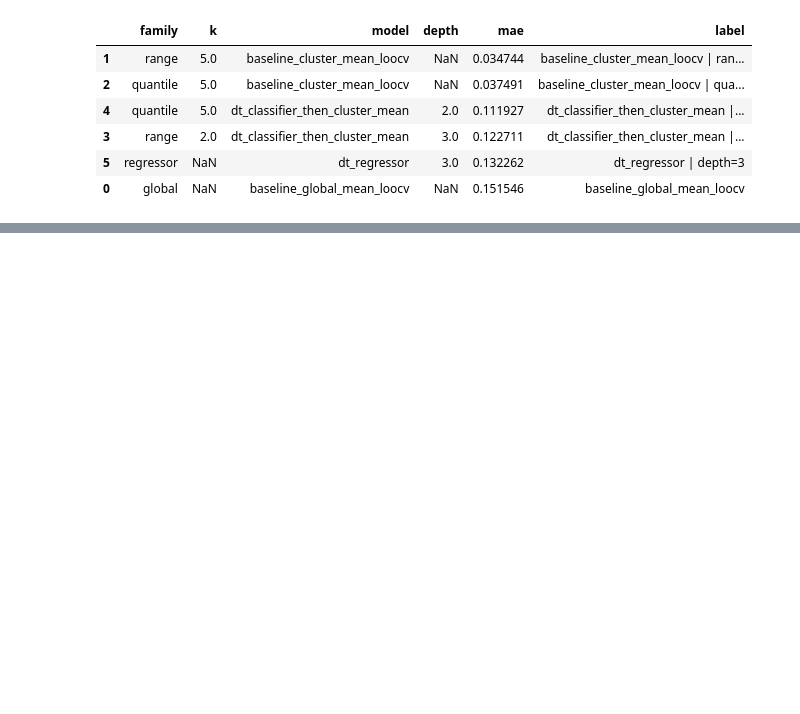
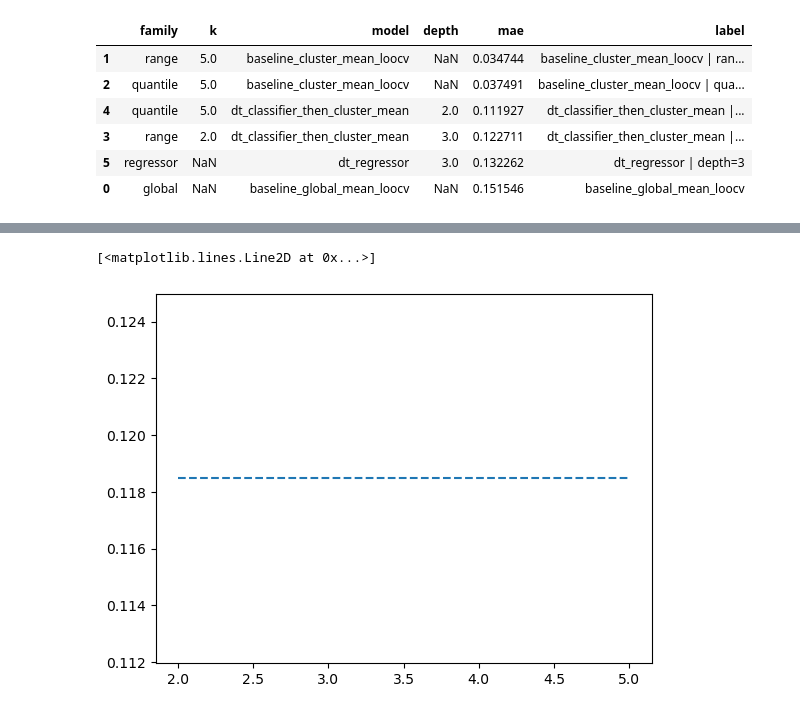
Before and after one commit to seulki-noh/master-thesis-portfolio, a Jupyter notebook: notebooks/01_portfolio.ipynb, the cells around one changed output, grey strips where cells are left out. Saved outputs shown, nothing was run; the diff lists cells and outputs as text; code cells hidden in the pictures; blank space fills up the shorter version.

```diff
--- a/notebooks/01_portfolio.ipynb
+++ b/notebooks/01_portfolio.ipynb
@@ -436,0 +498,21 @@ plt.close()
+# %%
+from sklearn.model_selection import LeaveOneOut
+from sklearn.linear_model import LinearRegression
+import numpy as np
+import pandas as pd
+
+selected_features = list(best_combo)
+X = df[selected_features].values
+y = df[TARGET].values
+
+loo = LeaveOneOut()
+errors = []
+
+for tr, te in loo.split(X):
+    model = LinearRegression()
+    model.fit(X[tr], y[tr])
+    pred = model.predict(X[te])[0]
+    errors.append(abs(pred - y[te][0]))
+
+aic_loocv_mae = float(np.mean(errors))
+aic_loocv_mae
@@ -436,0 +521,13 @@ plt.close()
+# %%
+aic_rows = pd.DataFrame({
+    "family": ["global"] * len(K_LIST),
+    "k": list(K_LIST),
+    "model": ["linear_aic_selected_loocv"] * len(K_LIST),
+    "depth": [np.nan] * len(K_LIST),
+    "mae": [aic_loocv_mae] * len(K_LIST),
+})
+
+all_mae_table = pd.concat([all_mae_table, aic_rows], ignore_index=True)
+all_mae_table.to_csv(TAB_DIR / "loocv_mae_all.csv", index=False)
+
+all_mae_table[all_mae_table["model"]=="linear_aic_selected_loocv"]
@@ -436,0 +540,6 @@ plt.close()
+# %%
+aic_mae = all_mae_table.loc[all_mae_table["model"]=="linear_aic_selected_loocv", "mae"].iloc[0]
+plt.plot(cluster_counts, [aic_mae]*len(cluster_counts), linestyle="--", label="AIC Linear (LOOCV)")
+# %% [output]
+[<matplotlib.lines.Line2D at 0x...>]
+[figure, added]
```
Also changed, not shown: parts of 4 cells of this notebook.
